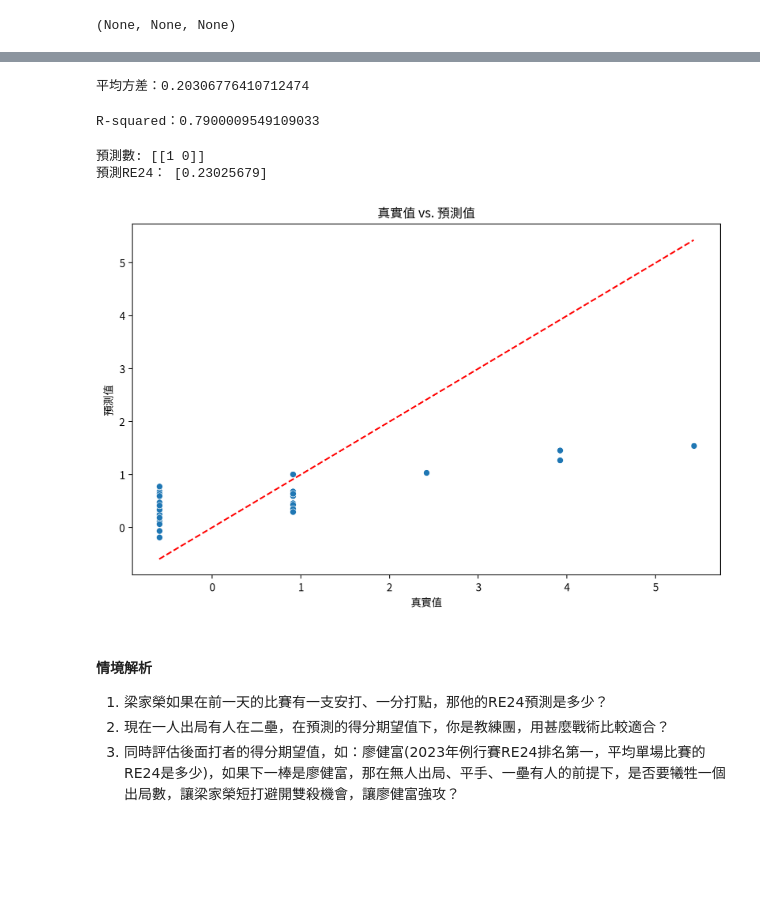
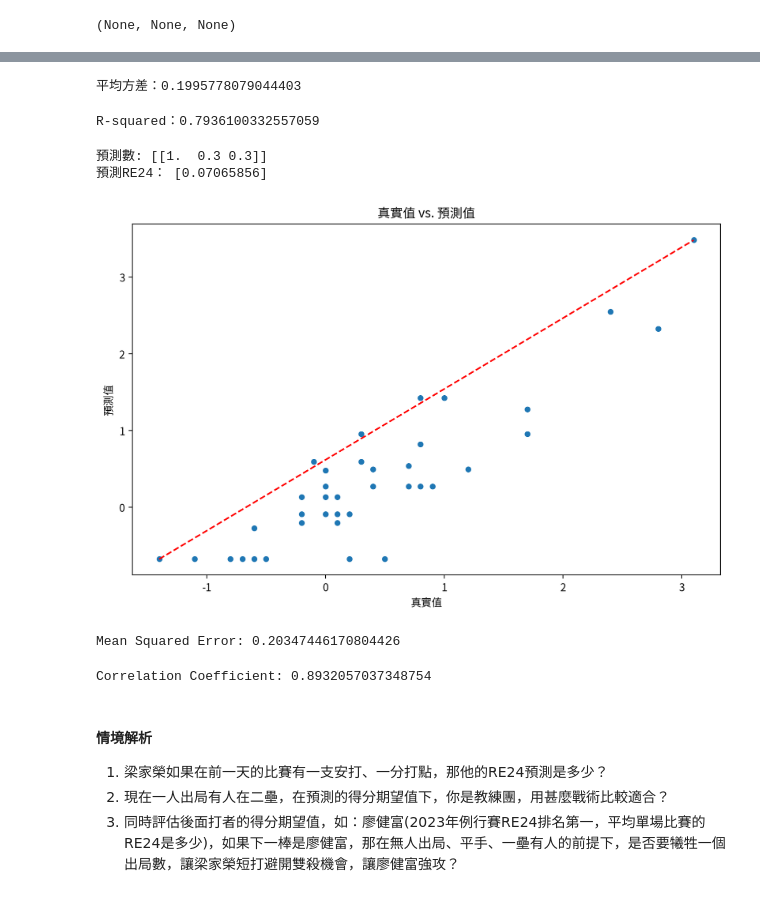
Before and after one commit to Rachelyah/CPBL_Baseball_ML_project, a Jupyter notebook: (3)機器學習&資料清洗&視覺化 copy.ipynb, the cells around one changed output, grey strips where cells are left out. Drawn from its saved outputs; the diff is of its cells as text; code cells hidden in the pictures; blank space fills up the shorter version.

```diff
--- a/(3)機器學習&資料清洗&視覺化 copy.ipynb
+++ b/(3)機器學習&資料清洗&視覺化 copy.ipynb
@@ -561,7 +435,7 @@ print('預測的RE24：', predicted_percentage[0])
 # 分割測試集跟訓練集
 
 from sklearn.model_selection import train_test_split
-x = new_df[[ '打擊率', '打點']]
+x = new_df[[ '安打', '打點', '打擊率']]
 y = new_df["RE24"]
 
 x_train, x_test, y_train, y_test = train_test_split(x, y, test_size=0.2, random_state=5)
@@ -624,13 +500,15 @@ for i in range(10):
 # %%
 #平均方差越小越準確
 #平均方差最小時的W與b值，就是最佳直線
+#y_real 真實值
+#y_predict 預測值
 
 merror = mean_squared_error(y_real, y_predict)
 print('平均方差：{}'.format(merror))
 # %% [output]
-平均方差：0.20306776410712474
+平均方差：0.1995778079044403
 # %%
-# 計算R-squared(有夠不准氣死)
+# 計算R-squared
 
 from sklearn.metrics import r2_score
 
@@ -638,7 +516,7 @@ from sklearn.metrics import r2_score
 r2 = r2_score(y_real, y_predict)
 print('R-squared：{}'.format(r2))
 # %% [output]
-R-squared：0.7900009549109033
+R-squared：0.7936100332557059
 # %%
 # 進行預測：
 # 輸入X：
@@ -646,7 +524,7 @@ R-squared：0.7900009549109033
 # 假設有新的打數數據，存儲在 new_data 中
 import numpy as np
 
-new_data = np.array([[1, 0]])
+new_data = np.array([[1, 0.3, 0.3]])
 print('預測數:',new_data)
 
 # 將新數據進行標準化
@@ -657,35 +535,54 @@ predicted_percentage = std_y.inverse_transform(lr.predict(new_data_standardized)
 
 print('預測RE24：', predicted_percentage[0])
 # %% [output]
-預測數: [[1 0]]
-預測RE24： [0.23025679]
+預測數: [[1.  0.3 0.3]]
+預測RE24： [0.07065856]
 # %%
+import numpy as np
 import seaborn as sns
 import matplotlib.pyplot as plt
-import numpy as np
 
-# 假設 y_test 是真實值，y_pred 是預測值
+# 假設 y_real 是真實值，y_predict 是預測值
 # 如果你的預測值是標準化過的，記得還原回原始值
 
 # 將多維數組轉換為一維數組
-y_test_flattened = np.ravel(y_test)
-y_pred_flattened = np.ravel(y_predict)
+y_real_flattened = np.ravel(y_real)
+y_predict_flattened = np.ravel(y_predict)
 
 plt.figure(figsize=(10, 6))
 
 # 畫散點圖
-sns.scatterplot(x=y_test_flattened, y=y_pred_flattened)
+sns.scatterplot(x=y_real_flattened, y=y_predict_flattened)
 
 # 加入對角線，以方便比較
-plt.plot([min(y_test_flattened), max(y_test_flattened)], [min(y_test_flattened), max(y_test_flattened)], linestyle='--', color='red')
+plt.plot(
+    [min(y_real_flattened), max(y_real_flattened)],
+    [min(y_predict_flattened), max(y_predict_flattened)],
+    linestyle="--",
+    color="red",
+)
 
-plt.title('真實值 vs. 預測值')
-plt.xlabel('真實值')
-plt.ylabel('預測值')
+plt.title("真實值 vs. 預測值")
+plt.xlabel("真實值")
+plt.ylabel("預測值")
 
 plt.show()
 # %% [output]
-[figure, old version]
+[figure, new version]
+# %%
+from sklearn.metrics import mean_squared_error
+
+mse = mean_squared_error(y_test, y_predict)
+print(f"Mean Squared Error: {mse}")
+# %% [output]
+Mean Squared Error: 0.20347446170804426
+# %%
+#相關係數
+
+correlation = np.corrcoef(y_real.flatten(), y_predict.flatten())[0, 1]
+print(f"Correlation Coefficient: {correlation}")
+# %% [output]
+Correlation Coefficient: 0.8932057037348754
 # %% [markdown]
 #### 情境解析
 
```
Also changed, not shown: parts of 16 cells of this notebook, 2 other files.
